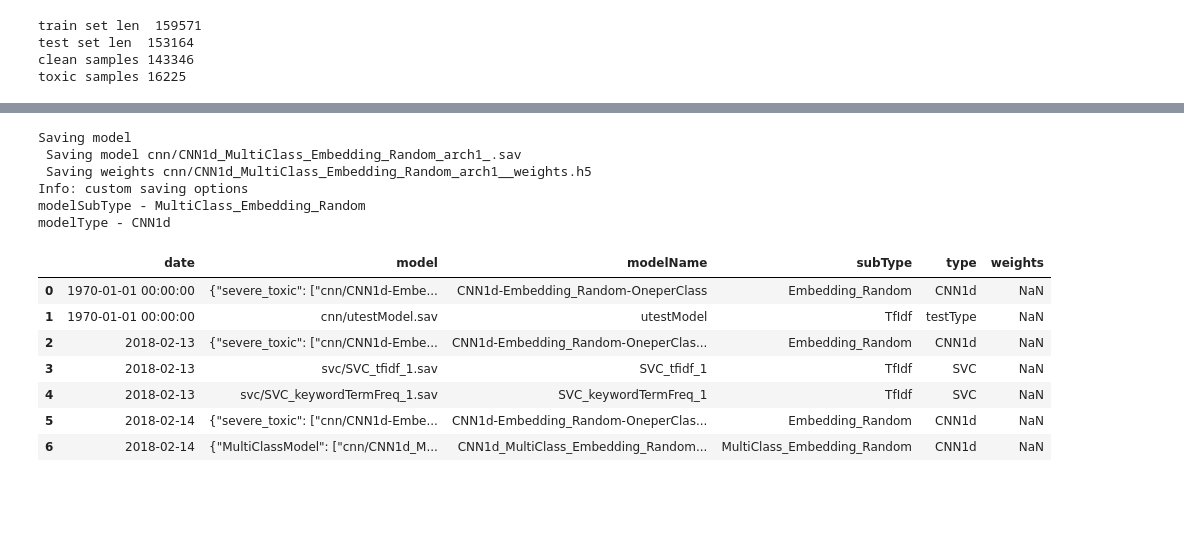
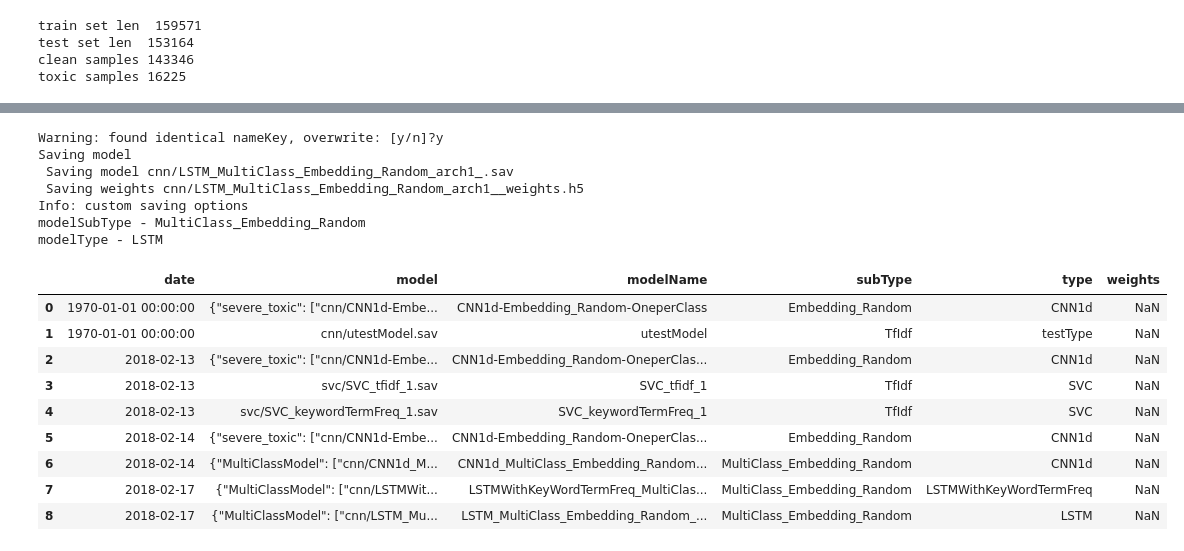
Before and after one commit to PKUGoodSpeed/Kaggle-ToxicClassification, a Jupyter notebook: szhang/notebooks/EmbeddingMultiClass.ipynb, the cells around one changed output, grey strips where cells are left out. Saved outputs shown, nothing was run; the diff lists cells and outputs as text; code cells hidden in the pictures; blank space fills up the shorter version.

Commit message:
added lstm and lstm with keyword term freq

```diff
--- a/szhang/notebooks/EmbeddingMultiClass.ipynb
+++ b/szhang/notebooks/EmbeddingMultiClass.ipynb
@@ -54,6 +62,6 @@ epochs = 8
 # %%
 # tokenize
-max_features = 80000
+max_features = 20000
 maxlen = 100
 embedding_dims = 50
 filters = 120
@@ -145,6 +219,8 @@ fe = FeatureExtraction()
 
 trainOrig = np.array(train['seq_pad'].tolist())
 assert(trainOrig.shape == (len(train), maxlen))
+
+train2ndOrig = trn_2nd_input
 # %%
 #define F1 metric
 import keras
@@ -153,21 +229,31 @@ reSample = False
 
 # train test split
 if reSample == True:
+    assert(train2ndOrig is None)
     trn_re, label_re = fe.reSample( scipy.sparse.csr_matrix(trainOrig) , y = train[label_cols].values)
 else:
     trn_re, label_re = scipy.sparse.csr_matrix(trainOrig), train[label_cols].values
-x_train, x_val, y_train, y_val = train_test_split(trn_re, label_re, test_size=0.33, random_state=42)
+    train2nd_re = train2ndOrig
+
+#x_train, x_val, y_train, y_val = train_test_split(trn_re, label_re, train2ndOrig, test_size=0.33, random_state=42)
+y_train = label_re
+if modelType == 'LSTMWithKeyWordTermFreq':
+    x_train = [trn_re, x_train_2nd]
+else:
+    x_train = trn_re
+
 
 # add check point
 filepath= type(model).__name__ + "_weights_best.hdf5"
-checkpoint = ModelCheckpoint(filepath, monitor='val_acc', verbose=1, save_best_only=True, mode='max')
-esCallback = EarlyStopping(monitor='val_acc', min_delta=0, patience=2, verbose=0, mode='auto')
+checkpoint = ModelCheckpoint(filepath, monitor='val_loss', verbose=1, save_best_only=True, mode='max')
+esCallback = EarlyStopping(monitor='val_loss', min_delta=0, patience=2, verbose=0, mode='auto')
 callbacks_list = [checkpoint, esCallback]
 
 hist = model.fit(x_train, y_train,
           batch_size=batch_size,
           epochs=epochs,
-          validation_data=(x_val, y_val),
+          #validation_data=(x_val, y_val),
+          validation_split=0.2,
           callbacks=callbacks_list
              )
 # %% [output]
@@ -216,7 +308,7 @@ class TrainedModelCNNEmbeddingMultiClass(TrainedModel):
         dfres['id'] = testid
 
         #print(dfres.shape)
-        assert(dfres.shape[0] == test.shape[0])
+        #assert(dfres.shape[0] == test.shape[0])
 
         #reshape to submission file format
         dfres = dfres[['id', 'toxic','severe_toxic','obscene','threat','insult','identity_hate']]
@@ -356,33 +458,30 @@ Sequential
 # %%
-#save
-modelName = 'CNN1d_MultiClass_Embedding_Random_arch1'
-modelType = 'CNN1d'
-modelSubType = 'MultiClass_Embedding_Random'
-
-
 myCNN1d = TrainedModelCNNEmbeddingMultiClass(model)
 
 mdDB = pd.read_pickle("../modelDB/modelMetaDB.pkl")
 modelpath = 'cnn/' # NOTE: this is relative to the modelDB path
 #print("current modelDB")
 #display(mdDB)
 mdDB = myCNN1d.save(mdDB, modelName, modelpath, modelType = modelType, modelSubType = modelSubType)
 mdDB.to_pickle("../modelDB/modelMetaDB.pkl")
 # %% [output]
+Warning: found identical nameKey, overwrite: [y/n]?y
 Saving model
- Saving model cnn/CNN1d_MultiClass_Embedding_Random_arch1_.sav
- Saving weights cnn/CNN1d_MultiClass_Embedding_Random_arch1__weights.h5
+ Saving model cnn/LSTM_MultiClass_Embedding_Random_arch1_.sav
+ Saving weights cnn/LSTM_MultiClass_Embedding_Random_arch1__weights.h5
 Info: custom saving options
 modelSubType - MultiClass_Embedding_Random
-modelType - CNN1d
+modelType - LSTM
 |  | date | model | modelName | subType | type | weights |
 | 0 | 1970-01-01 00:00:00 | {"severe_toxic": ["cnn/CNN1d-Embe... | CNN1d-Embedding_Random-OneperClass | Embedding_Random | CNN1d | NaN |
 | 1 | 1970-01-01 00:00:00 | cnn/utestModel.sav | utestModel | TfIdf | testType | NaN |
 | 2 | 2018-02-13 | {"severe_toxic": ["cnn/CNN1d-Embe... | CNN1d-Embedding_Random-OneperClas... | Embedding_Random | CNN1d | NaN |
 | 3 | 2018-02-13 | svc/SVC_tfidf_1.sav | SVC_tfidf_1 | TfIdf | SVC | NaN |
 | 4 | 2018-02-13 | svc/SVC_keywordTermFreq_1.sav | SVC_keywordTermFreq_1 | TfIdf | SVC | NaN |
 | 5 | 2018-02-14 | {"severe_toxic": ["cnn/CNN1d-Embe... | CNN1d-Embedding_Random-OneperClas... | Embedding_Random | CNN1d | NaN |
 | 6 | 2018-02-14 | {"MultiClassModel": ["cnn/CNN1d_M... | CNN1d_MultiClass_Embedding_Random... | MultiClass_Embedding_Random | CNN1d | NaN |
+| 7 | 2018-02-17 | {"MultiClassModel": ["cnn/LSTMWit... | LSTMWithKeyWordTermFreq_MultiClas... | MultiClass_Embedding_Random | LSTMWithKeyWordTermFreq | NaN |
+| 8 | 2018-02-17 | {"MultiClassModel": ["cnn/LSTM_Mu... | LSTM_MultiClass_Embedding_Random_... | MultiClass_Embedding_Random | LSTM | NaN |
 # %%
 #save
 dfres.to_csv('../submission/'+modelName+'.csv', index = False)
```
Also changed, not shown: parts of 10 cells of this notebook.
